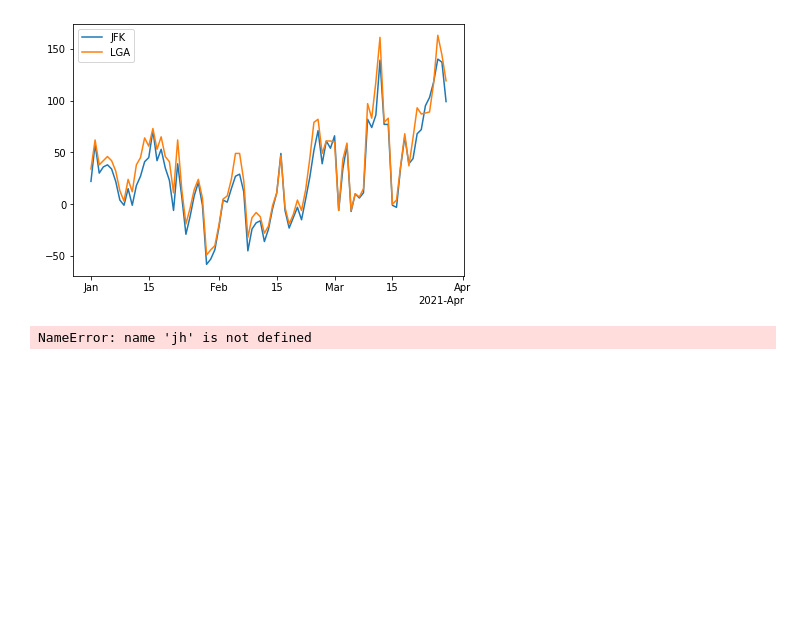
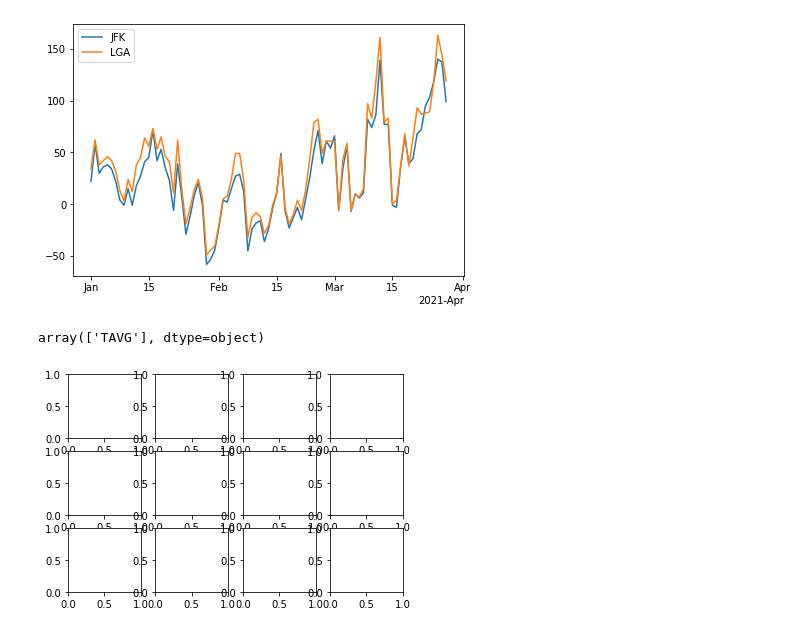
Before and after one commit to story645/proposal, a Jupyter notebook: figures/math/code/exploding.ipynb, the cells around one changed output. Drawn from its saved outputs; the diff is of its cells as text; code cells hidden in the pictures; blank space fills up the shorter version.

```diff
--- a/figures/math/code/exploding.ipynb
+++ b/figures/math/code/exploding.ipynb
@@ -73,7 +85,3 @@ axd['all'].legend()
 fig.savefig(proposal_path/"combined_artist.png")
 # %% [output]
 [figure]
-# %%
-jh
-# %% [output]
-NameError: name 'jh' is not defined
@@ -94,0 +88,8 @@ subfigs[0].set_facecolor('0.75')
+# %%
+df['ELEMENT'].unique()
+# %% [output]
+array(['TAVG'], dtype=object)
+# %%
+axes = plt.subplots(nrows=3, ncols=4)
+# %% [output]
+[figure, added]
```
Also changed, not shown: parts of 4 cells of this notebook, 2 other files.
